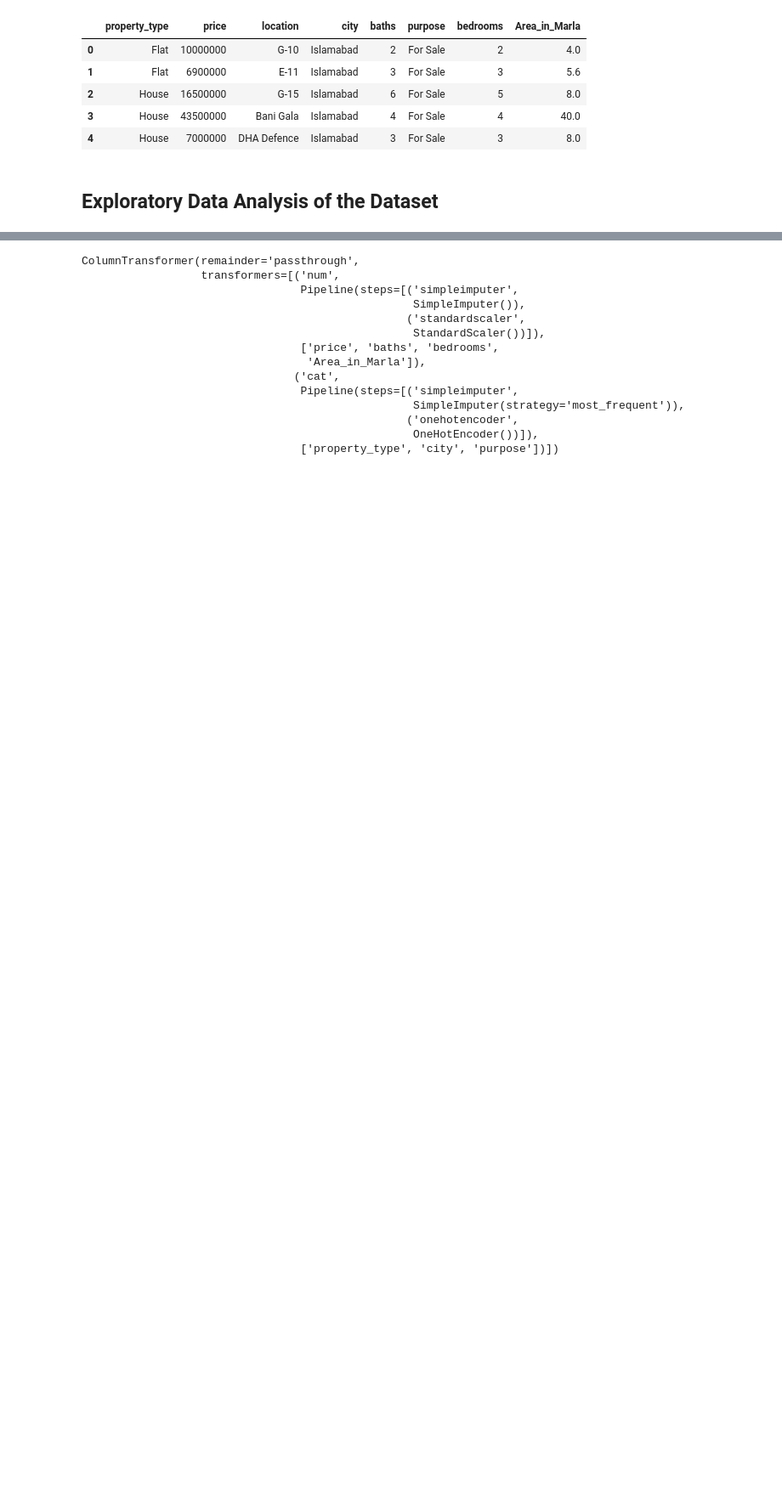
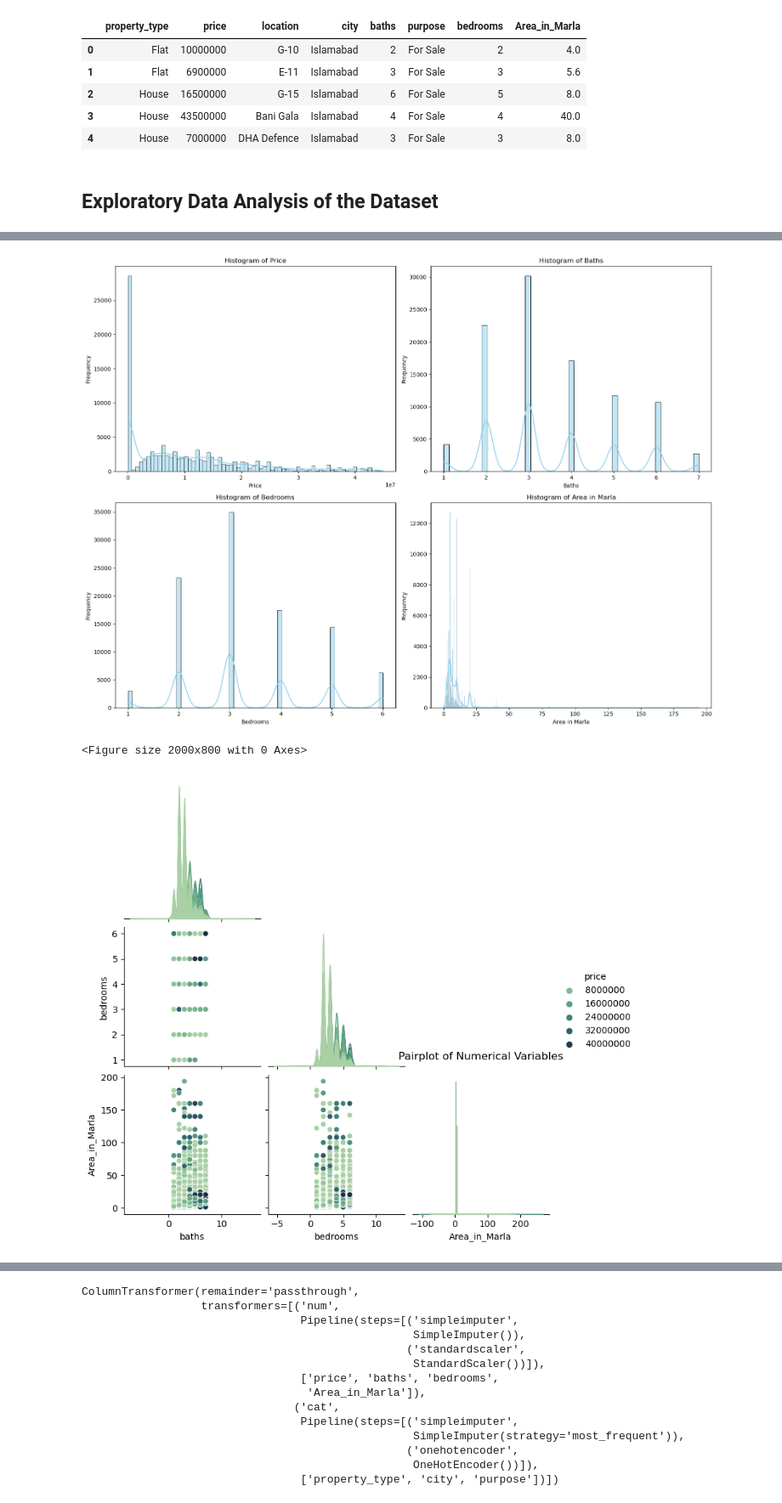
Before and after one commit to leroymusa/EECS3401-Final-Project, a Jupyter notebook: EECS3401_Final_Project.ipynb, the cells around one changed output, grey strips where cells are left out. Shown at 85% size. Cells and saved outputs as stored; diff of their text form; code cells hidden in the pictures; blank space fills up the shorter version.

```diff
--- a/EECS3401_Final_Project.ipynb
+++ b/EECS3401_Final_Project.ipynb
@@ -133,0 +139,57 @@ KeyError: 'num__bedrooms'
+# %%
+# Set up the figure and axes
+fig, axes = plt.subplots(2, 2, figsize=(16, 12))
+
+# Histogram of Price
+sns.histplot(data=housing_prices, x='price', kde=True, color='skyblue', ax=axes[0, 0])
+axes[0, 0].set_title('Histogram of Price')
+axes[0, 0].set_xlabel('Price')
+axes[0, 0].set_ylabel('Frequency')
+
+# Histogram of Baths
+sns.histplot(data=housing_prices, x='baths', kde=True, color='skyblue', ax=axes[0, 1])
+axes[0, 1].set_title('Histogram of Baths')
+axes[0, 1].set_xlabel('Baths')
+axes[0, 1].set_ylabel('Frequency')
+
+# Histogram of Bedrooms
+sns.histplot(data=housing_prices, x='bedrooms', kde=True, color='skyblue', ax=axes[1, 0])
+axes[1, 0].set_title('Histogram of Bedrooms')
+axes[1, 0].set_xlabel('Bedrooms')
+axes[1, 0].set_ylabel('Frequency')
+
+# Histogram of Area in Marla
+sns.histplot(data=housing_prices, x='Area_in_Marla', kde=True, color='skyblue', ax=axes[1, 1])
+axes[1, 1].set_title('Histogram of Area in Marla')
+axes[1, 1].set_xlabel('Area in Marla')
+axes[1, 1].set_ylabel('Frequency')
+
+# Adjust layout
+plt.tight_layout()
+
+# Show the plots
+plt.show()
+
+# Pairplot
+plt.figure(figsize=(20, 8))
+sns.pairplot(data=housing_prices[['price', 'baths', 'bedrooms', 'Area_in_Marla']], hue="price", corner=True, dropna=True, palette="ch:r=-.5,l=.75")
+plt.title('Pairplot of Numerical Variables')
+plt.show()
+
+# Heatmap
+plt.figure(figsize=(10, 8))
+sns.heatmap(housing_prices[['price', 'baths', 'bedrooms', 'Area_in_Marla']].corr(), annot=True, cmap='coolwarm')
+plt.title('Correlation Heatmap of Numerical Variables')
+plt.show()
+
+# Scatterplot
+plt.figure(figsize=(12, 8))
+sns.scatterplot(data=housing_prices, x='Area_in_Marla', y='price', color='skyblue')
+plt.title('Scatterplot of Price vs. Area in Marla')
+plt.xlabel('Area in Marla')
+plt.ylabel('Price')
+plt.show()
+# %% [output]
+[figure, added]
+<Figure size 2000x800 with 0 Axes>
+[figure, added]
```
Also changed, not shown: parts of 12 cells of this notebook.
